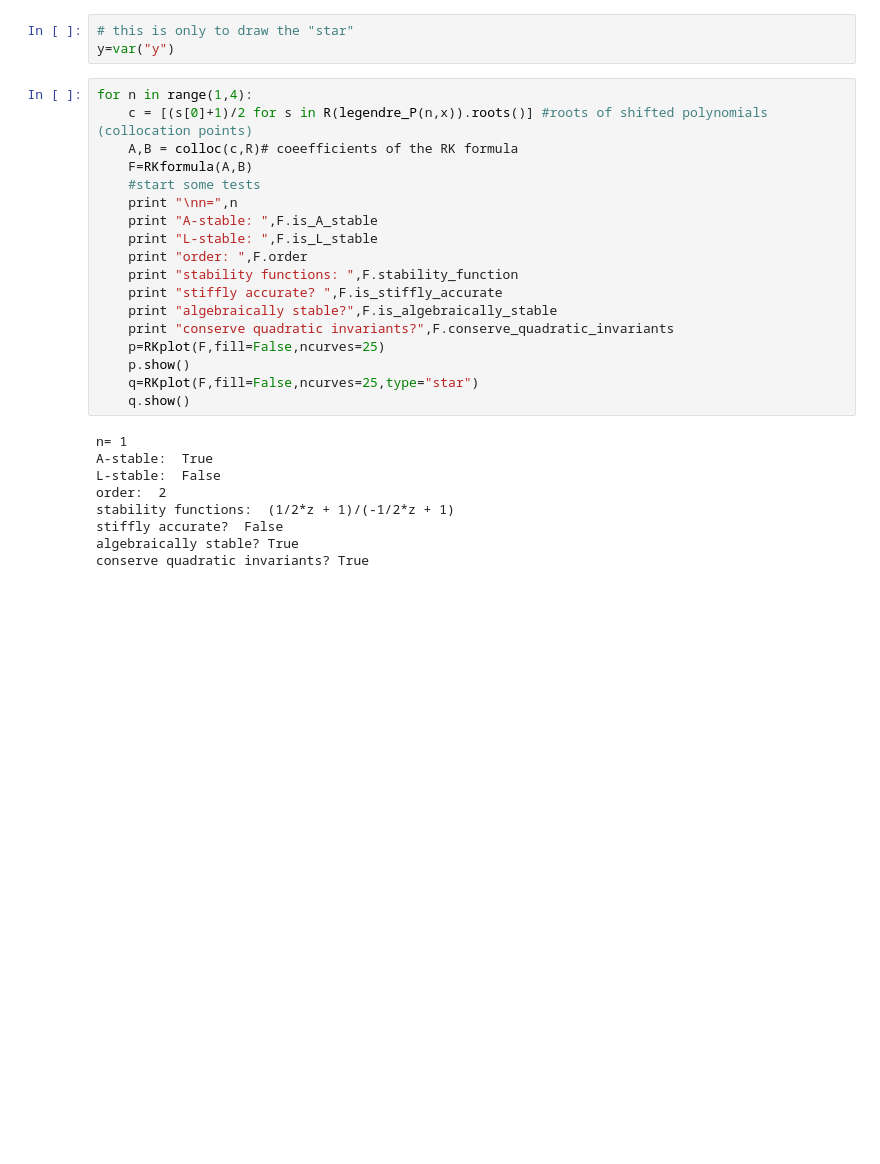
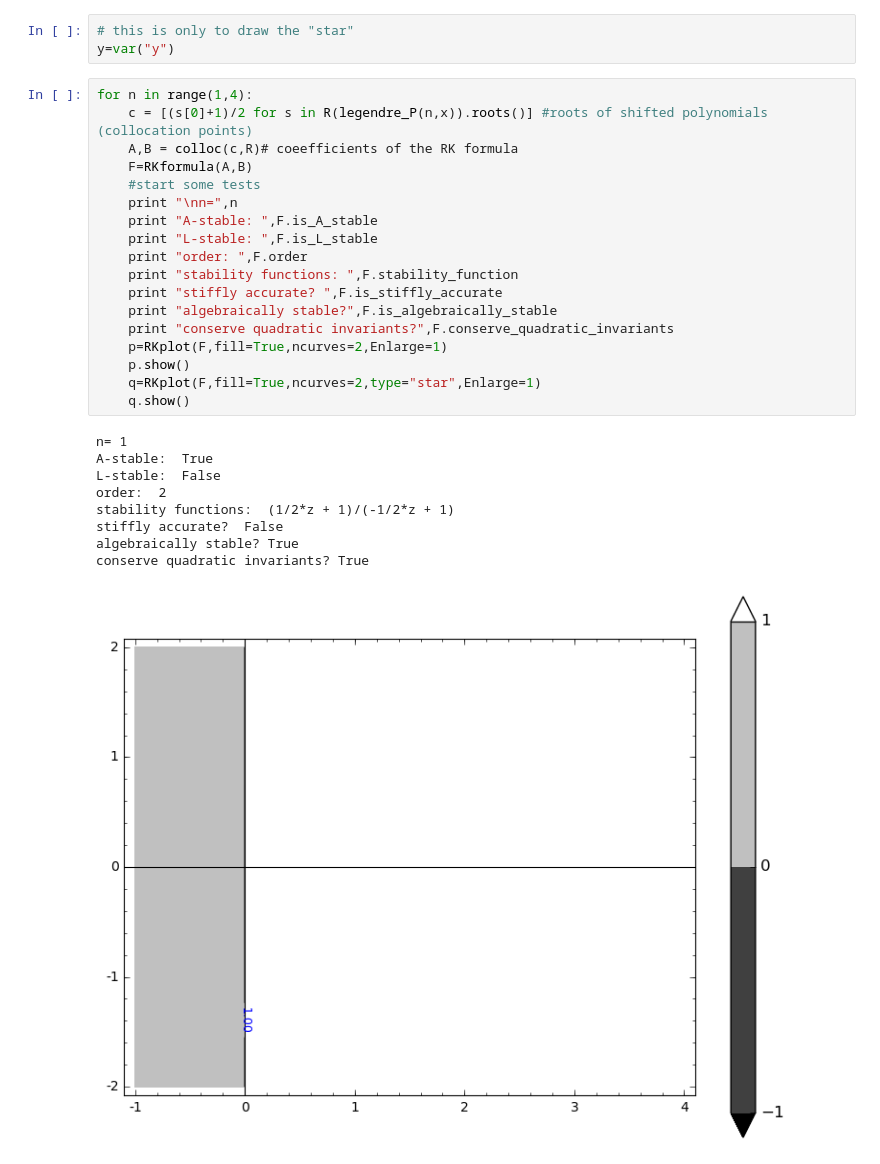
Before and after one commit to Thierry-Dumont/RKkit, a Jupyter notebook: Gaussian.ipynb, the cells around one changed output. Saved outputs shown, nothing was run; the diff lists cells and outputs as text; blank space fills up the shorter version.

Commit message:
correct graphic problem

```diff
--- a/Gaussian.ipynb
+++ b/Gaussian.ipynb
@@ -19,27 +19,28 @@ y=var("y")
 # %%
 for n in range(1,4):
     c = [(s[0]+1)/2 for s in R(legendre_P(n,x)).roots()] #roots of shifted polynomials (collocation points)
     A,B = colloc(c,R)# coeefficients of the RK formula
     F=RKformula(A,B)
     #start some tests
     print "\nn=",n
     print "A-stable: ",F.is_A_stable
     print "L-stable: ",F.is_L_stable
     print "order: ",F.order
     print "stability functions: ",F.stability_function
     print "stiffly accurate? ",F.is_stiffly_accurate
     print "algebraically stable?",F.is_algebraically_stable
     print "conserve quadratic invariants?",F.conserve_quadratic_invariants
-    p=RKplot(F,fill=False,ncurves=25)
+    p=RKplot(F,fill=True,ncurves=2,Enlarge=1)
     p.show()
-    q=RKplot(F,fill=False,ncurves=25,type="star")
+    q=RKplot(F,fill=True,ncurves=2,type="star",Enlarge=1)
     q.show()
 # %% [output]
 n= 1
 A-stable:  True
 L-stable:  False
 order:  2
 stability functions:  (1/2*z + 1)/(-1/2*z + 1)
 stiffly accurate?  False
 algebraically stable? True
 conserve quadratic invariants? True
+[figure, added]
```
Also changed, not shown: parts of 1 cell of this notebook, 1 other file.
